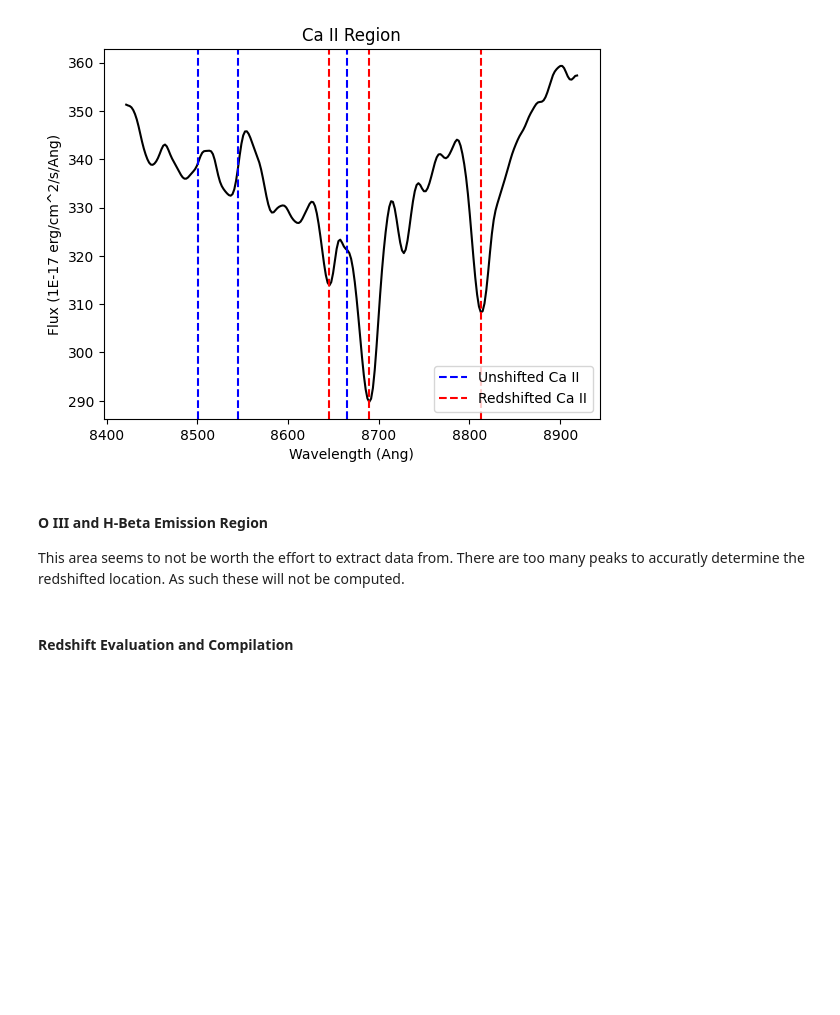
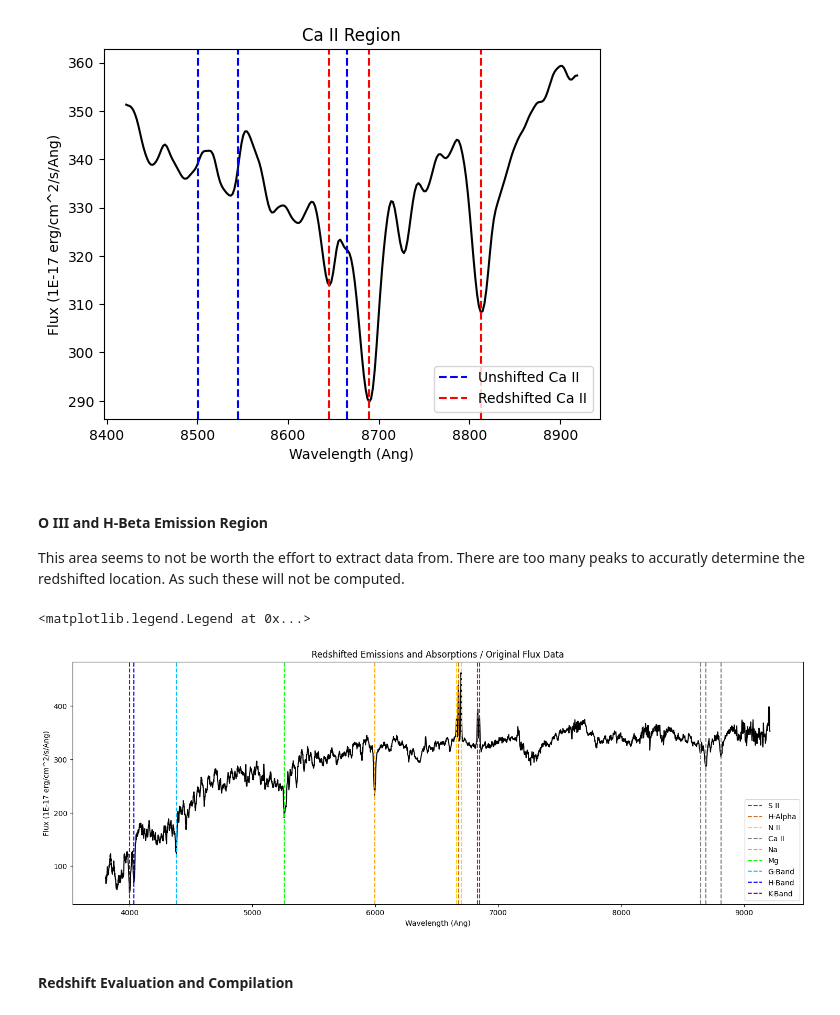
Before and after one commit to pie-tras/ASTR3800Final, a Jupyter notebook: pietras_final_project.ipynb, the cells around one changed output. Saved outputs shown, nothing was run; the diff lists cells and outputs as text; code cells hidden in the pictures; blank space fills up the shorter version.

```diff
--- a/pietras_final_project.ipynb
+++ b/pietras_final_project.ipynb
@@ -480,6 +481,42 @@ Ca II unshifted narrowest bandgap: 44.07999999999993, S II redshifted narrowest
 
 This area seems to not be worth the effort to extract data from. There are too many peaks to accuratly determine the redshifted location.
 As such these will not be computed.
+# %%
+# Reproduce figure of full data with redshifts
+
+plt.figure(figsize=(18, 6))
+
+plt.plot(wavelength, flux, color = 'black')
+
+plt.axvline(shift_S_ii[0], linestyle= '--', label = 'S II', color = 'red')
+plt.axvline(shift_S_ii[1], linestyle= '--', color = 'red')
+
+plt.axvline(shift_H_alpha, linestyle= '--', label = 'H-Alpha', color = 'chocolate')
+
+plt.axvline(shift_N_ii[0], linestyle= '--', label = 'N II', color = 'gold')
+plt.axvline(shift_N_ii[1], linestyle= '--', color = 'gold')
+
+plt.axvline(shift_Ca_ii[0], linestyle= '--', label = 'Ca II', color = 'gray')
+plt.axvline(shift_Ca_ii[1], linestyle= '--', color = 'gray')
+plt.axvline(shift_Ca_ii[2], linestyle= '--', color = 'gray')
+
+plt.axvline(shift_Na, linestyle= '--', label = 'Na', color = 'orange')
+
+plt.axvline(shift_Mg, linestyle= '--', label = 'Mg', color = 'lime')
+
+plt.axvline(shift_G, linestyle= '--', label = 'G-Band', color = 'deepskyblue')
+
+plt.axvline(shift_H, linestyle= '--', label = 'H-Band', color = 'blue')
+
+plt.axvline(shift_K, linestyle= '--', label = 'K-Band', color = 'purple')
+
+plt.xlabel("Wavelength (Ang)")
+plt.ylabel("Flux (1E-17 erg/cm^2/s/Ang)")
+plt.title("Redshifted Emissions and Absorptions / Original Flux Data")
+plt.legend()
+# %% [output]
+<matplotlib.legend.Legend at 0x...>
+[figure, added]
 # %% [markdown]
 #### Redshift Evaluation and Compilation
 # %%
```
Also changed, not shown: parts of 8 cells of this notebook.
